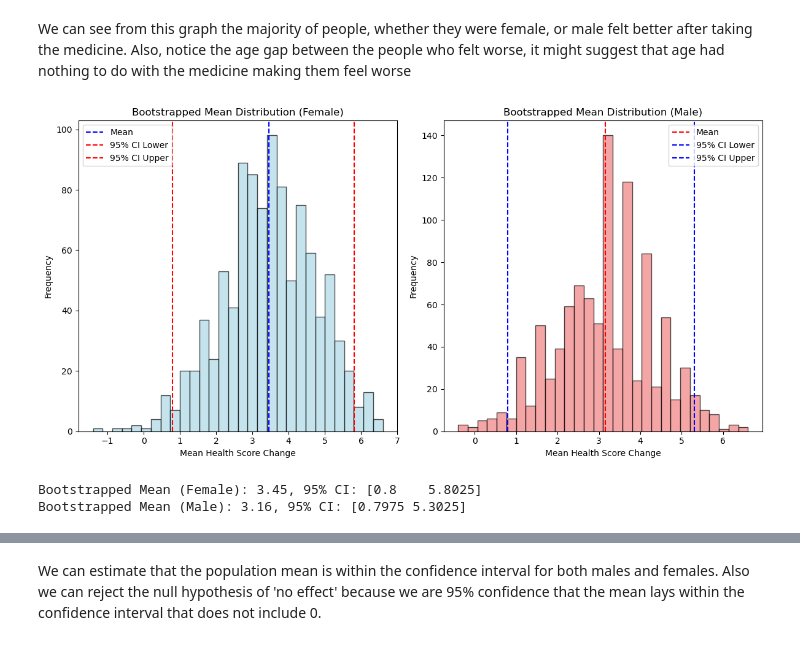
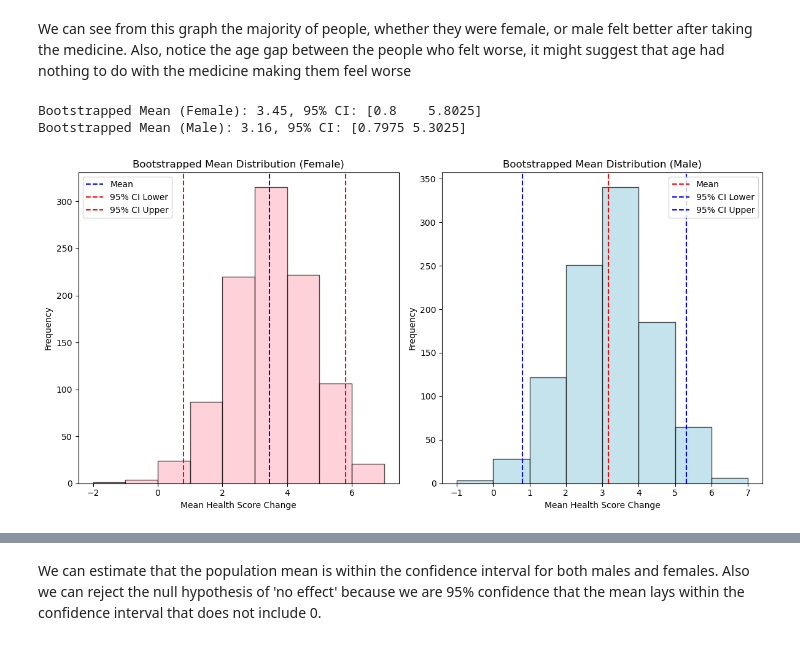
Before and after one commit to LucaPiccone/sta130, a Jupyter notebook: HW/HW_04.ipynb, the cells around one changed output, grey strips where cells are left out. Drawn from its saved outputs; the diff is of its cells as text; code cells hidden in the pictures.

```diff
--- a/HW/HW_04.ipynb
+++ b/HW/HW_04.ipynb
@@ -615,37 +667,6 @@ for i in range(number_of_simulations):
     male_simulated_sample = males_data.sample(n=sample_size, replace=True).HealthScoreChange
     female_mean_bootstrapped[i] = female_simulated_sample.mean()
     male_mean_bootstrapped[i] = male_simulated_sample.mean()
-# %%
-import matplotlib.pyplot as plt
-
-plt.figure(figsize=(12, 6))
-
-# Plot for female bootstrapped means
-plt.subplot(1, 2, 1)
-plt.hist(female_mean_bootstrapped, bins=30, color='lightblue', edgecolor='black', alpha=0.7)
-plt.axvline(female_mean_estimate, color='blue', linestyle='--', label='Mean')
-plt.axvline(female_ci[0], color='red', linestyle='--', label='95% CI Lower')
-plt.axvline(female_ci[1], color='red', linestyle='--', label='95% CI Upper')
-plt.title('Bootstrapped Mean Distribution (Female)')
-plt.xlabel('Mean Health Score Change')
-plt.ylabel('Frequency')
-plt.legend()
-
-# Plot for male bootstrapped means
-plt.subplot(1, 2, 2)
-plt.hist(male_mean_bootstrapped, bins=30, color='lightcoral', edgecolor='black', alpha=0.7)
-plt.axvline(male_mean_estimate, color='red', linestyle='--', label='Mean')
-plt.axvline(male_ci[0], color='blue', linestyle='--', label='95% CI Lower')
-plt.axvline(male_ci[1], color='blue', linestyle='--', label='95% CI Upper')
-plt.title('Bootstrapped Mean Distribution (Male)')
-plt.xlabel('Mean Health Score Change')
-plt.ylabel('Frequency')
-plt.legend()
-
-plt.tight_layout()
-plt.show()
-# %% [output]
-[figure, old version]
 # %%
 # Calculate mean of bootstrapped means
 female_mean_estimate = female_mean_bootstrapped.mean()
@@ -660,3 +681,37 @@ print(f"Bootstrapped Mean (Male): {male_mean_estimate:.2f}, 95% CI: {male_ci}")
 # %% [output]
 Bootstrapped Mean (Female): 3.45, 95% CI: [0.8    5.8025]
 Bootstrapped Mean (Male): 3.16, 95% CI: [0.7975 5.3025]
+# %%
+import matplotlib.pyplot as plt
+import numpy as np
+
+plt.figure(figsize=(12, 6))
+
+# Plot for female bootstrapped means
+plt.subplot(1, 2, 1)
+plt.hist(female_mean_bootstrapped, bins=np.arange(np.floor(min(female_mean_bootstrapped)), np.ceil(max(female_mean_bootstrapped)) + 1, 1),
+         color='pink', edgecolor='black', alpha=0.7)  # Set bins of length 1
+plt.axvline(female_mean_estimate, color='blue', linestyle='--', label='Mean')
+plt.axvline(female_ci[0], color='red', linestyle='--', label='95% CI Lower')
+plt.axvline(female_ci[1], color='red', linestyle='--', label='95% CI Upper')
+plt.title('Bootstrapped Mean Distribution (Female)')
+plt.xlabel('Mean Health Score Change')
+plt.ylabel('Frequency')
+plt.legend()
+
+# Plot for male bootstrapped means
+plt.subplot(1, 2, 2)
+plt.hist(male_mean_bootstrapped, bins=np.arange(np.floor(min(male_mean_bootstrapped)), np.ceil(max(male_mean_bootstrapped)) + 1, 1),
+         color='lightblue', edgecolor='black', alpha=0.7)  # Set bins of length 1
+plt.axvline(male_mean_estimate, color='red', linestyle='--', label='Mean')
+plt.axvline(male_ci[0], color='blue', linestyle='--', label='95% CI Lower')
+plt.axvline(male_ci[1], color='blue', linestyle='--', label='95% CI Upper')
+plt.title('Bootstrapped Mean Distribution (Male)')
+plt.xlabel('Mean Health Score Change')
+plt.ylabel('Frequency')
+plt.legend()
+
+plt.tight_layout()
+plt.show()
+# %% [output]
+[figure, new version]
```
Also changed, not shown: parts of 11 cells of this notebook, 1 other file.
